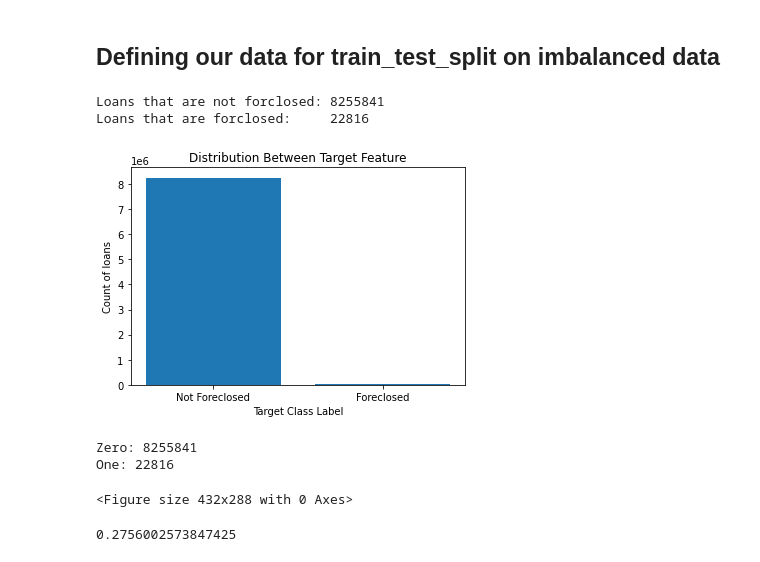
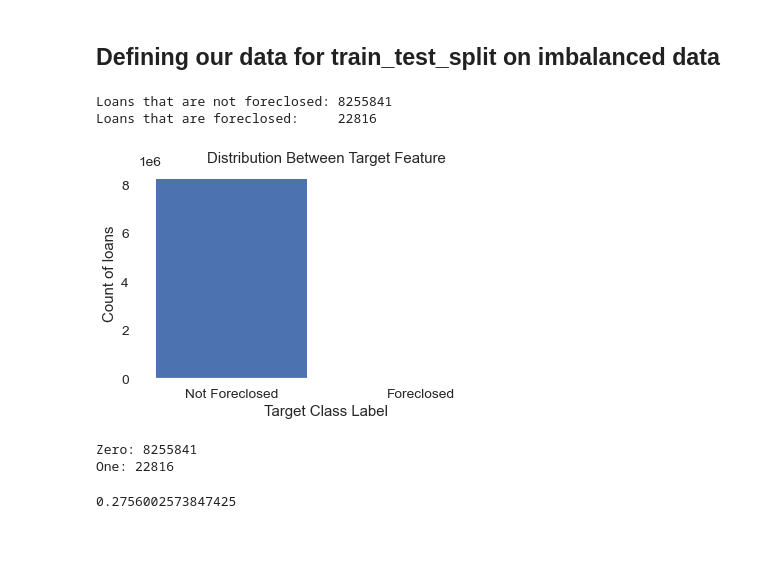
Before and after one commit to RaulCPena/classification_analysis, a Jupyter notebook: Jupyter_Notebooks/Modeling.ipynb, the cells around one changed output. Drawn from its saved outputs; the diff is of its cells as text; code cells hidden in the pictures.

Commit message:
updated image location

```diff
--- a/Jupyter_Notebooks/Modeling.ipynb
+++ b/Jupyter_Notebooks/Modeling.ipynb
@@ -145,24 +145,27 @@ X = df[['Current Interest Rate', 'Original UPB', 'Original Loan Term',
 ]
 y = df['Foreclosed']
 # %%
-print(f'Loans that are not forclosed: {class_0}')
-print(f'Loans that are forclosed:     {class_1}')
+plt.rcParams.update({'axes.facecolor':'white'})
+print(f'Loans that are not foreclosed: {class_0}')
+print(f'Loans that are foreclosed:     {class_1}')
 
 plt.bar(['Not Foreclosed', 'Foreclosed'], [class_0, class_1])
 plt.title('Distribution Between Target Feature')
 plt.xlabel('Target Class Label')
 plt.ylabel('Count of loans')
 plt.grid(False)
+
+plt.tight_layout()
+plt.savefig('../Notebook_images/Target_Feature_Distrbution')
 plt.show()
+
 print(f'Zero: {class_0} \nOne: {class_1}')
-plt.savefig('../Notebook_images/Target_Feature_Distrbution')
 # %% [output]
-Loans that are not forclosed: 8255841
-Loans that are forclosed:     22816
+Loans that are not foreclosed: 8255841
+Loans that are foreclosed:     22816
-[figure, old version]
+[figure, new version]
 Zero: 8255841
 One: 22816
-<Figure size 432x288 with 0 Axes>
 # %%
 100 * (22816/float(df.shape[0]))
 # %% [output]
```
Also changed, not shown: 3 other files.
